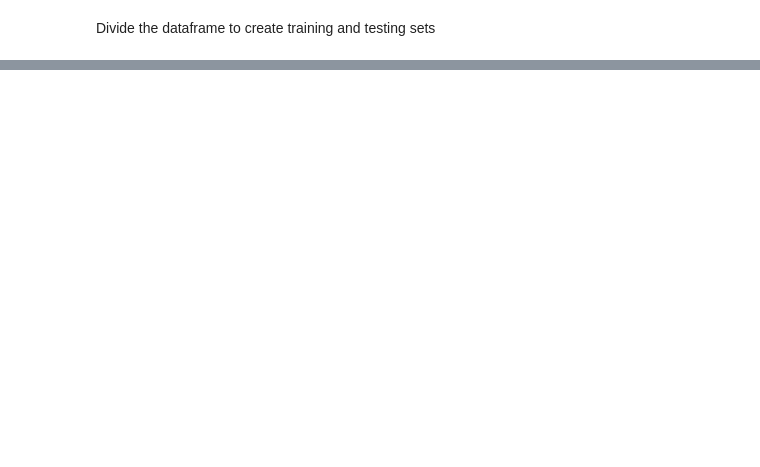
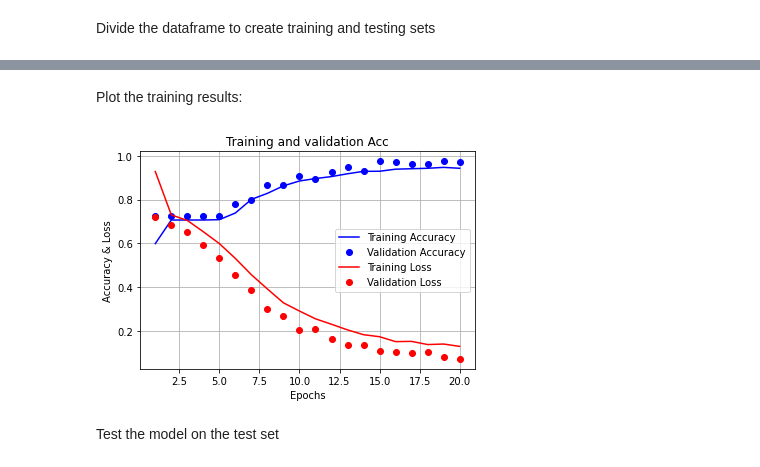
Before and after one commit to AlexPasqua/DM-project, a Jupyter notebook: Classification_NN.ipynb, the cells around one changed output, grey strips where cells are left out. Drawn from its saved outputs; the diff is of its cells as text; code cells hidden in the pictures; blank space fills up the shorter version.

```diff
--- a/Classification_NN.ipynb
+++ b/Classification_NN.ipynb
@@ -238,0 +284,4 @@ weighted avg       0.98      0.98      0.98      3471
+# %%
+# Base dataframe
+df = pd.read_csv('datasets/clustered_fuzzy_dataframe.csv', sep='\t', index_col=0)
+df.info()
@@ -238,0 +306,23 @@ weighted avg       0.98      0.98      0.98      3471
+# %%
+# discretize and delete the categorical attributes
+df = discretize_data(df,['MaxOrderMonth','Label'])
+print(f"Label num for High_Spend: {int(df[df['Label'] == 'High_Spend']['Label_num'].unique())}")
+print(f"Label num for Low_Spend: {int(df[df['Label'] == 'Low_Spend']['Label_num'].unique())}")
+print(f"Label num for Med_Spend: {int(df[df['Label'] == 'Med_Spend']['Label_num'].unique())}")
+
+# Drop categorical columns and keep only the corresponding numerical ones
+df.drop(columns=['MaxOrderMonth','Label'], inplace=True, errors='ignore')
+
+# Remove the labels from the dataframe and store them in a variable (pandas.Series)
+labels = df.pop('Label_num')
+
+#Normalize the dataset
+df = normalize_dataset(df)
+
+# Divide the dataframe to create training and testing sets
+train_set, test_set, train_labels, test_labels = train_test_split(df, labels, stratify=labels, test_size=0.30)
+print_dataset_composition(train_set, train_labels, test_set, test_labels)
+
+# Encode labels with one-hot
+train_labels = to_categorical(train_labels, 3)
+test_labels = to_categorical(test_labels, 3)
@@ -238,0 +344,3 @@ weighted avg       0.98      0.98      0.98      3471
+# %%
+nn = create_nn()
+history = compile_fit(nn, train_set, train_labels, epochs=20)
@@ -238,0 +365,8 @@ weighted avg       0.98      0.98      0.98      3471
+# %% [markdown]
+Plot the training results:
+# %%
+plot_train_results(history)
+# %% [output]
+[figure, added]
+# %% [markdown]
+Test the model on the test set
```
Also changed, not shown: parts of 63 cells of this notebook.
